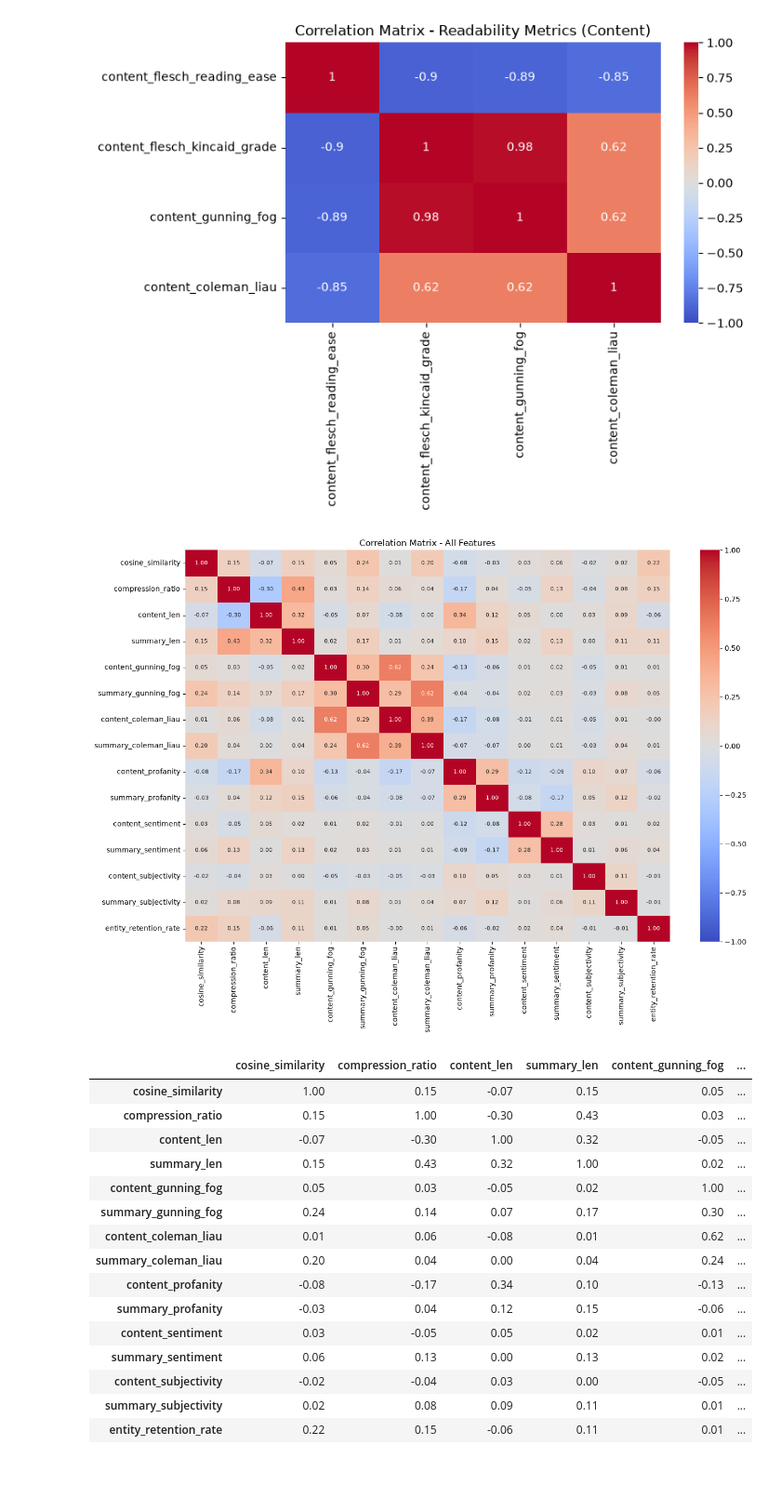
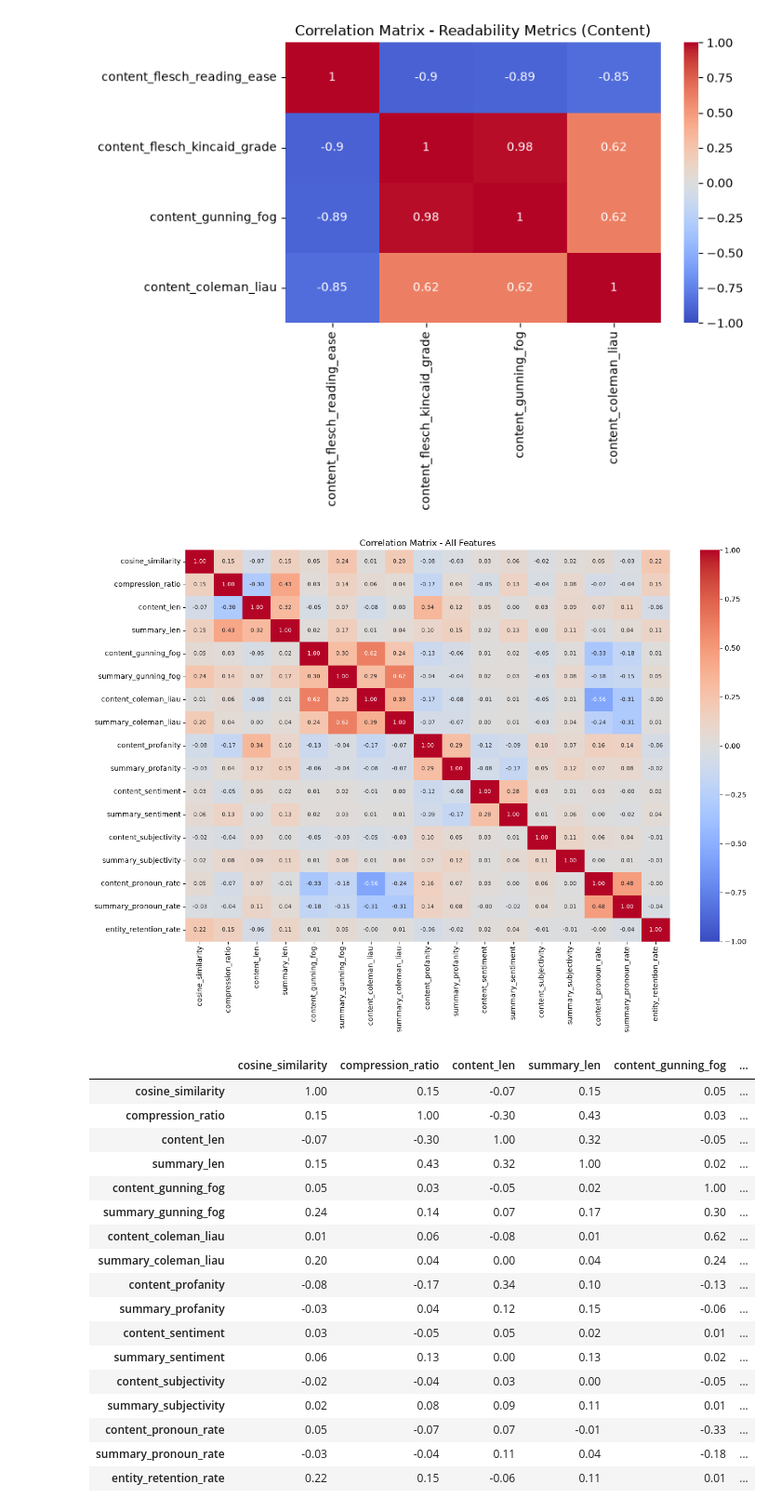
Before and after one commit to LudwigAKunz/docana-project-report, a Jupyter notebook: code/analysis.ipynb, the cells around one changed output. Shown at 93% size. Saved outputs shown, nothing was run; the diff lists cells and outputs as text; code cells hidden in the pictures; blank space fills up the shorter version.

Commit message:
pronoun feature, likelihood ratio, report text

```diff
--- a/code/analysis.ipynb
+++ b/code/analysis.ipynb
@@ -222,26 +226,28 @@ content_coleman_liau                         0.62                  1.00
 # %%
 # check collinearity of other features
 feature_cols = [
     'cosine_similarity', 'compression_ratio', 'content_len', 'summary_len',
     'content_gunning_fog', 'summary_gunning_fog',
     'content_coleman_liau', 'summary_coleman_liau',
     'content_profanity', 'summary_profanity',
     'content_sentiment', 'summary_sentiment',
     'content_subjectivity', 'summary_subjectivity',
+    'content_pronoun_rate', 'summary_pronoun_rate',
     'entity_retention_rate'
 ]
 
 corr_matrix = df[feature_cols].corr().round(2)
 
 plt.figure(figsize=(14, 10))
 sns.heatmap(corr_matrix, annot=True, cmap='coolwarm', vmin=-1, vmax=1,
             fmt='.2f', annot_kws={'size': 8})
 plt.title('Correlation Matrix - All Features')
 plt.tight_layout()
+plt.savefig("../figures/correlation_matrix_all_features.png", dpi=150, bbox_inches = 'tight')
 plt.show()
 corr_matrix
 # %% [output]
-[figure, old version]
+[figure, new version]
 |  | cosine_similarity | compression_ratio | content_len | summary_len | content_gunning_fog | ... |
 | cosine_similarity | 1.00 | 0.15 | -0.07 | 0.15 | 0.05 | ... |
 | compression_ratio | 0.15 | 1.00 | -0.30 | 0.43 | 0.03 | ... |
@@ -257,6 +263,8 @@ corr_matrix
 | summary_sentiment | 0.06 | 0.13 | 0.00 | 0.13 | 0.02 | ... |
 | content_subjectivity | -0.02 | -0.04 | 0.03 | 0.00 | -0.05 | ... |
 | summary_subjectivity | 0.02 | 0.08 | 0.09 | 0.11 | 0.01 | ... |
+| content_pronoun_rate | 0.05 | -0.07 | 0.07 | -0.01 | -0.33 | ... |
+| summary_pronoun_rate | -0.03 | -0.04 | 0.11 | 0.04 | -0.18 | ... |
 | entity_retention_rate | 0.22 | 0.15 | -0.06 | 0.11 | 0.01 | ... |
 # %%
 FOLDS = 10
```
Also changed, not shown: parts of 7 cells of this notebook, 11 other files.
